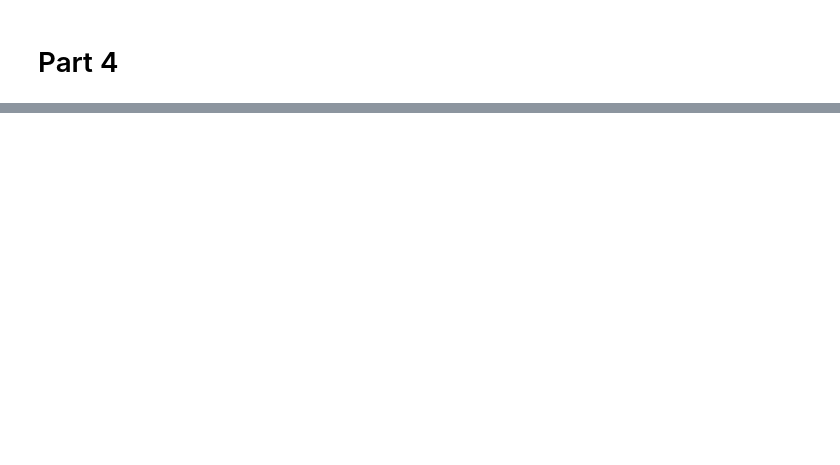
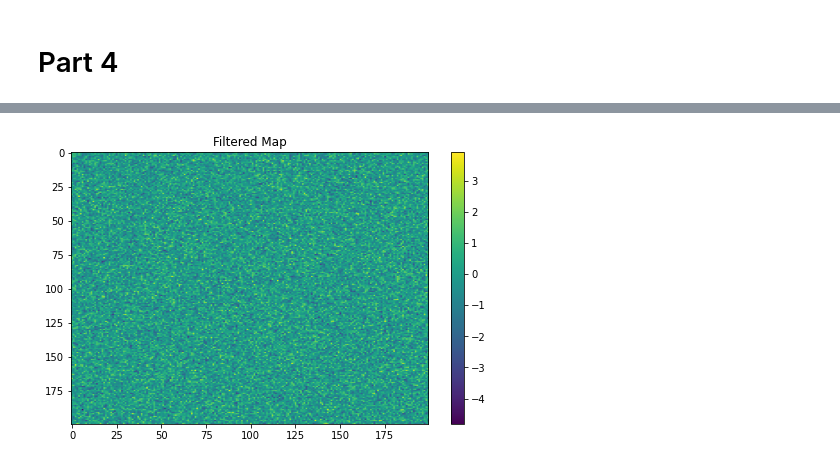
Before and after one commit to lazdam/PHYS641, a Jupyter notebook: pset3/problem_set_3.ipynb, the cells around one changed output, grey strips where cells are left out. Drawn from its saved outputs; the diff is of its cells as text; code cells hidden in the pictures; blank space fills up the shorter version.

```diff
--- a/pset3/problem_set_3.ipynb
+++ b/pset3/problem_set_3.ipynb
@@ -171,10 +175,14 @@ plt.show()
 # %% [markdown]
 # Part 3
 # %%
-def filter_map(sky_map, smoothed_ps):
+def filter_map(vec, smoothed_ps):
 
-    map_fft = np.fft.fft2(sky_map)
+    npts = vec.size
+    map_fft = np.fft.fft2(vec)
     Ninv = 1/smoothed_ps
 
-    return np.real(np.fft.ifft2(map_fft*Ninv))
+    return np.real(np.fft.ifft2(map_fft*Ninv)) * npts
+
+
+filtered_map = filter_map(sky_map, smoothed_ps)
 # %%
@@ -192,0 +207,8 @@ plt.show()
+# %%
+plt.figure(figsize=(8,5))
+plt.imshow(filtered_white, aspect='auto')
+plt.colorbar()
+plt.title('Filtered Map')
+plt.show()
+# %% [output]
+[figure, added]
```
Also changed, not shown: parts of 7 cells of this notebook.
